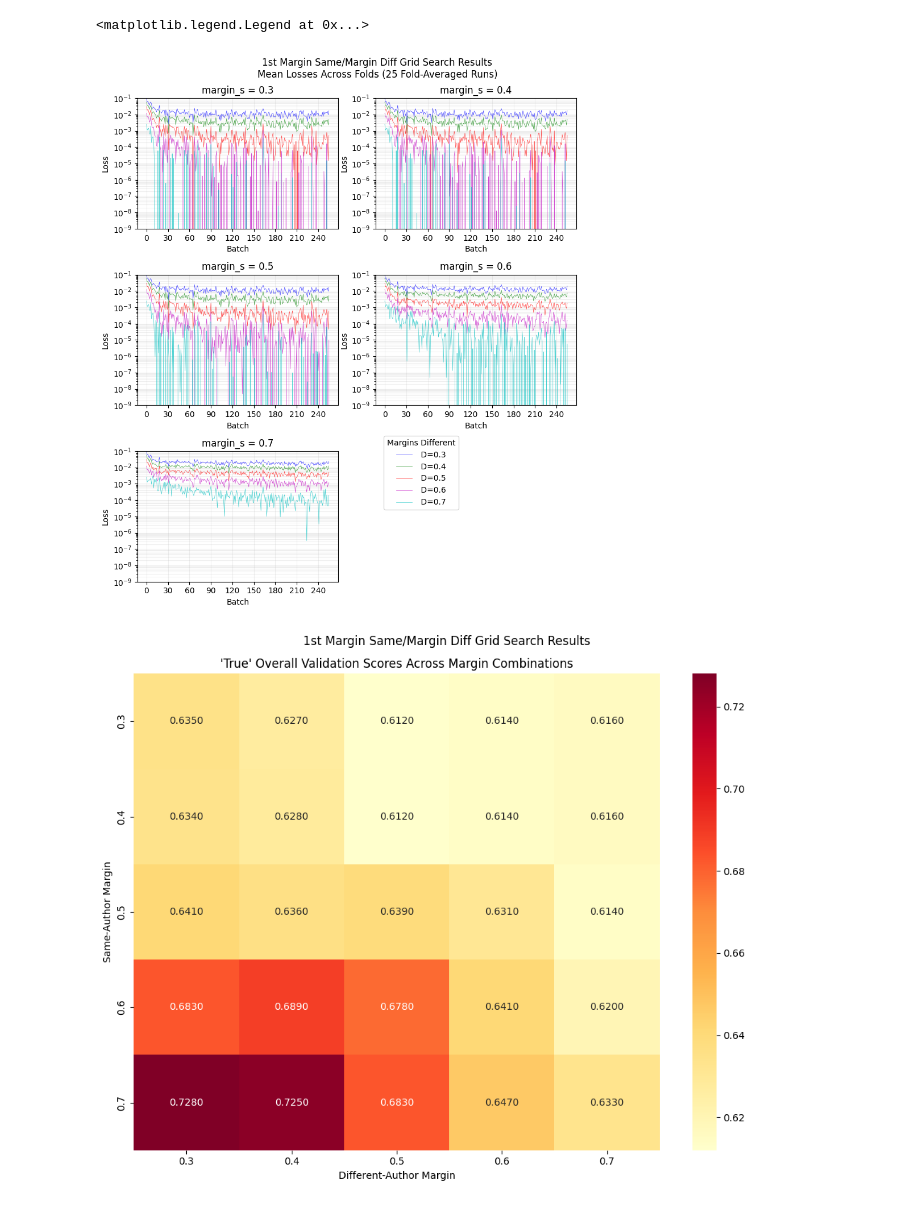
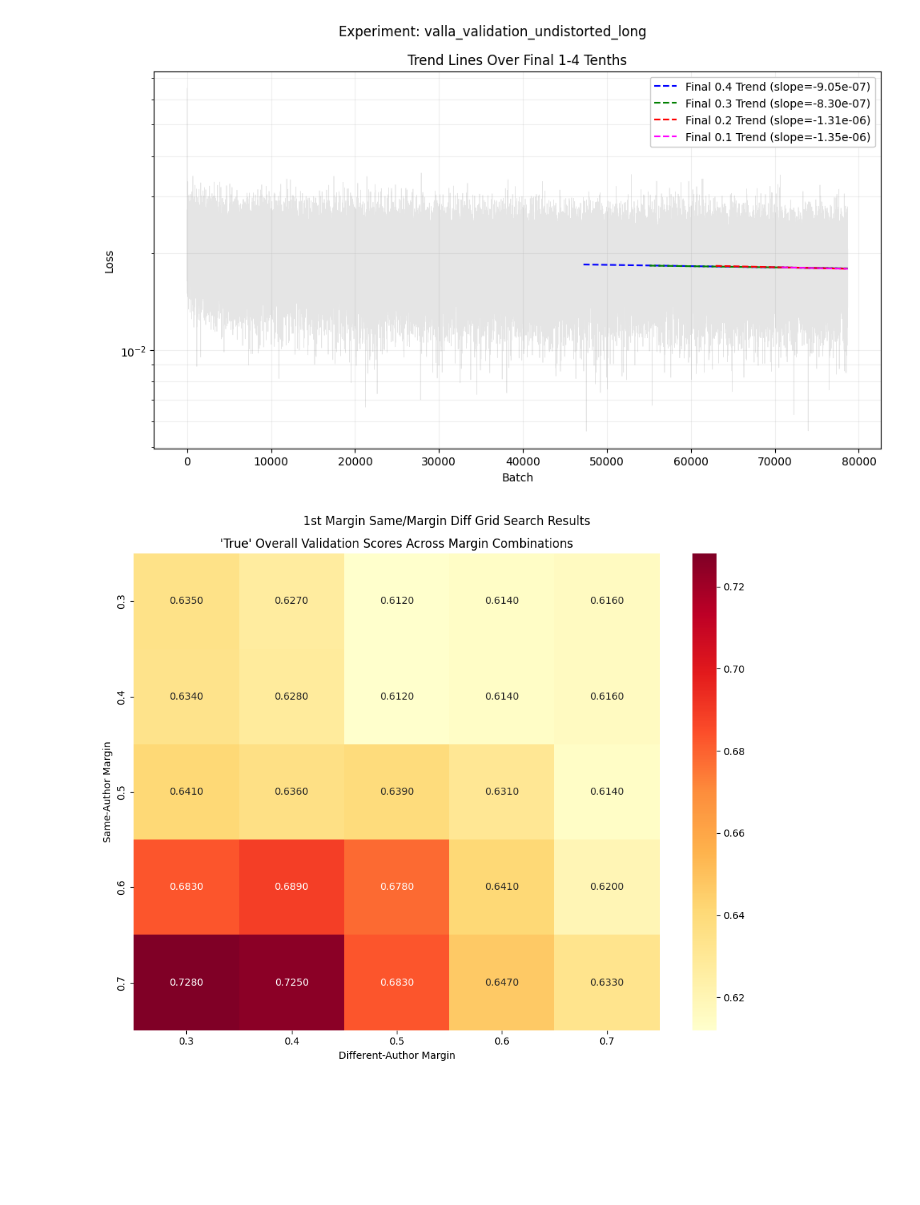
Before and after one commit to zacharyabolton/historical_av_with_SBERT, a Jupyter notebook: notebooks/losses_loader_visualizer.ipynb, the cells around one changed output. Cells and saved outputs as stored; diff of their text form; code cells hidden in the pictures; blank space fills up the shorter version.

Commit message:
Refactors losses-loader to work with VALLA-long

```diff
--- a/notebooks/losses_loader_visualizer.ipynb
+++ b/notebooks/losses_loader_visualizer.ipynb
@@ -87,63 +81,39 @@ def plot_fit_line(q, batch_numbers, mean_losses, color):
 # %%
-base_path = "/Users/zacbolton/dev/BSc/FP/historical_av_with_SBERT/saved_experiments/grid_search_margin_s_margin_d"
+base_path = "/Users/zacbolton/dev/BSc/FP/historical_av_with_SBERT/saved_experiments/valla_validation_undistorted_long"
 exps_data = get_exps_data(base_path)
 # %%
-fig, ((ax1, ax2), (ax3, ax4), (ax5, ax6)) = plt.subplots(3, 2,
-                                                         figsize=(10, 10))
-# Adapted from:
-# https://stackoverflow.com/a/52264488
-fig.delaxes(ax6)
+fig, ax = plt.subplots(figsize=(10, 6))
 
-axes = {0.3: ax1, 0.4: ax2, 0.5: ax3, 0.6: ax4, 0.7: ax5}
+losses = np.array(exps_data['Losses'][0])
+if losses.ndim > 1:
+    losses = losses.flatten()
+batch_numbers = np.arange(len(losses))
 
-num_epochs = exps_data['Losses'][-1].shape[0]
-num_batches_per_epoch = exps_data['Losses'][-1].shape[1]
+ax.plot(batch_numbers, losses, color='gray', alpha=0.2,
+        linewidth=0.5)
 
-margin_d_colors = {
-    0.3: 'b',
-    0.4: 'g',
-    0.5: 'r',
-    0.6: 'm',
-    0.7: 'c'
-}
+plt.grid(True)
+plt.xlabel('Batch')
+plt.ylabel('Loss')
+plt.suptitle("Experiment: valla_validation_undistorted_long")
+plt.title('Trend Lines Over Final 1-4 Tenths')
 
-for ax in (ax1, ax2, ax3, ax4, ax5):
-    ax.set_xlabel('Batch')
-    ax.set_ylabel('Loss')
-    ax.set_yscale('log')
-    ax.set_ylim(0.000000001, 0.1)
-    ax.grid(True, which="both", ls="-", alpha=0.2)
-    ax.xaxis.set_major_locator(ticker.MaxNLocator(integer=True))
+plt.yscale('log')
+ax.xaxis.set_major_locator(ticker.MaxNLocator(integer=True))
+plt.grid(True, which="both", ls="-", alpha=0.2)
 
-for title, mean_losses, margin_s, margin_d in zip(
-   exps_data['Title'],
-   exps_data['Mean Losses'],
-   exps_data['Margin S'],
-   exps_data['Margin D']):
-    ax = axes[margin_s]
-    color = margin_d_colors[margin_d]
+colors = ['blue', 'green', 'red', 'magenta']
+plot_fit_line(0.4, batch_numbers, losses, colors[0])
+plot_fit_line(0.3, batch_numbers, losses, colors[1])
+plot_fit_line(0.2, batch_numbers, losses, colors[2])
+plot_fit_line(0.1, batch_numbers, losses, colors[3])
 
-    batch_numbers = np.arange(len(mean_losses))
-    ax.plot(batch_numbers, mean_losses, color+'-', alpha=0.7,
-            label=f'S={margin_s:.1f}, D={margin_d:.1f}', linewidth=0.5)
-    ax.set_title(f'margin_s = {margin_s}')
+plt.legend(loc='upper right', framealpha=1.0)
 
-    plt.tight_layout()
-    plt.subplots_adjust(right=0.85)
-    plt.grid(True)
-
-    fig.suptitle(("1st Margin Same/Margin Diff Grid Search Results\nMean"
-                  " Losses Across Folds (25 Fold-Averaged Runs)"))
-
-handles, labels = ax4.get_legend_handles_labels()
-labels = [label[6:] for label in labels]
-fig.legend(handles, labels,
-           title='Margins Different',
-           loc='center right',
-           bbox_to_anchor=(0.65, 0.25))
+plt.tight_layout()
+plt.show()
 # %% [output]
-<matplotlib.legend.Legend at 0x...>
-[figure, old version]
+[figure, new version]
 # %%
 score_data = {}
 targ_cols = [
```
Also changed, not shown: parts of 3 cells of this notebook.
